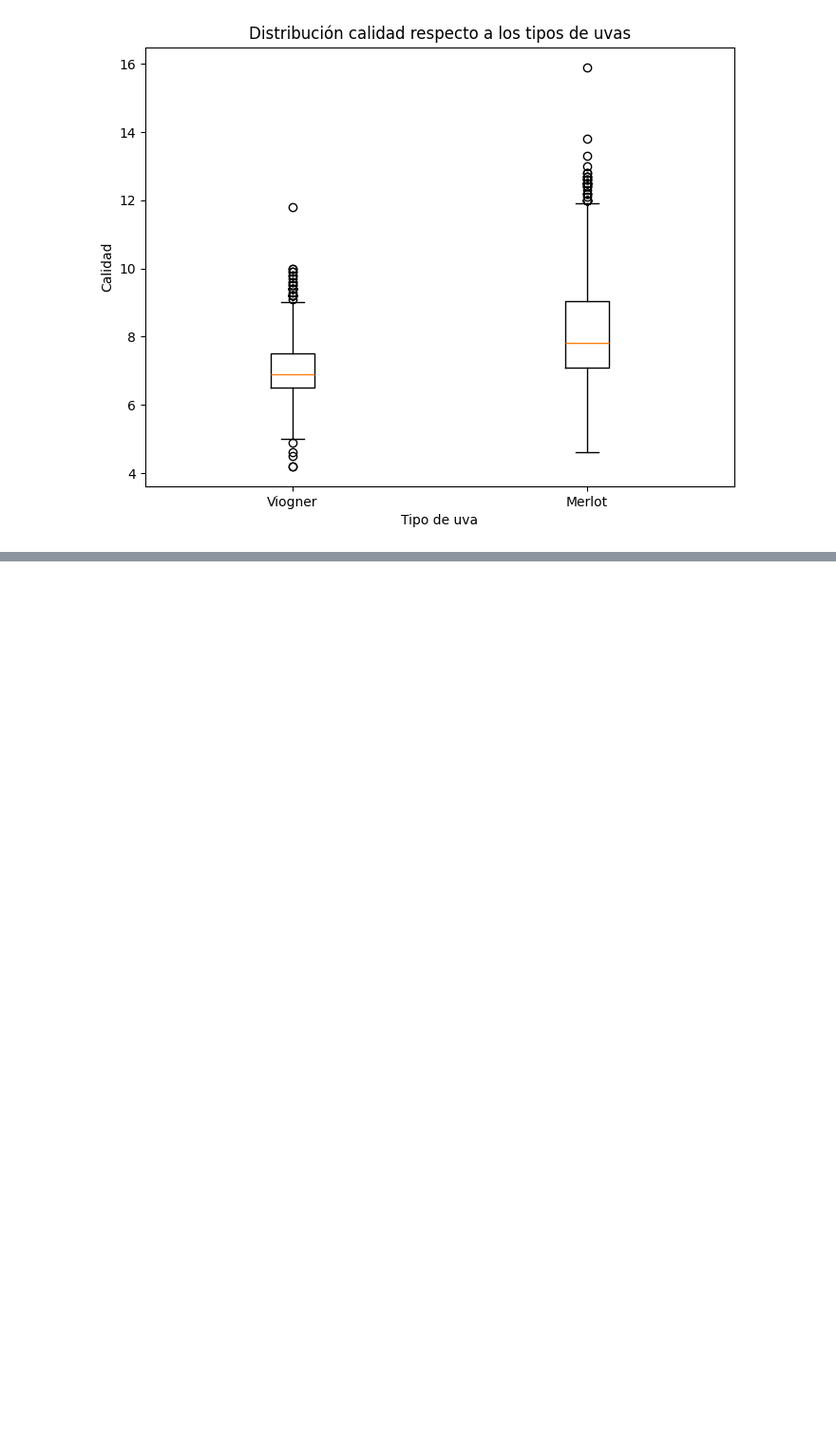
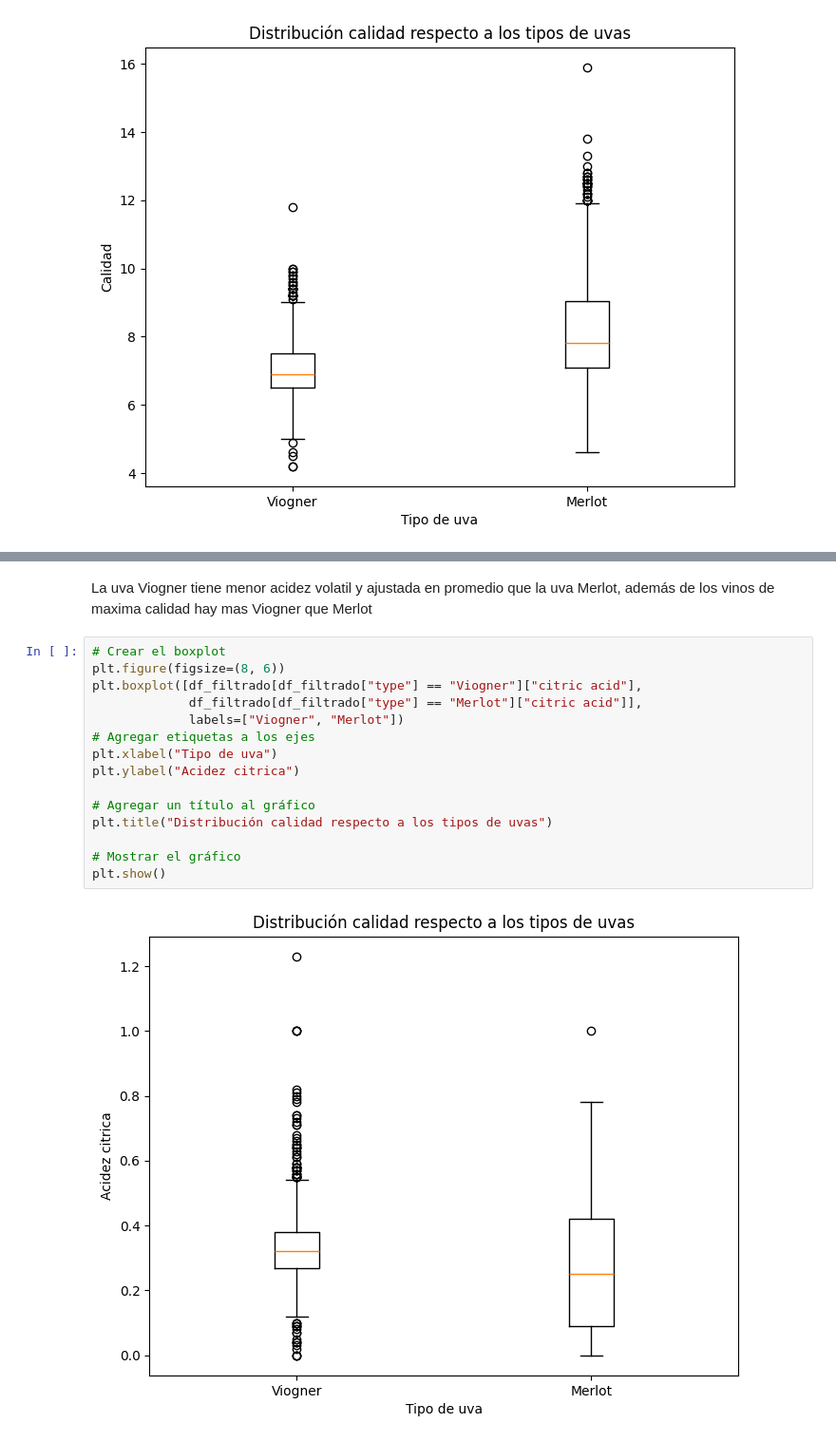
Before and after one commit to abriliglesias/Tp-ciencia-de-datos-, a Jupyter notebook: tpe.ipynb, the cells around one changed output, grey strips where cells are left out. Shown at 95% size. Drawn from its saved outputs; the diff is of its cells as text; blank space fills up the shorter version.

```diff
--- a/tpe.ipynb
+++ b/tpe.ipynb
@@ -429,0 +457,19 @@ plt.show()
+# %% [markdown]
+La uva Viogner tiene menor acidez volatil y ajustada en promedio que la uva Merlot, además de los vinos de maxima calidad hay mas Viogner que Merlot
+# %%
+# Crear el boxplot
+plt.figure(figsize=(8, 6))
+plt.boxplot([df_filtrado[df_filtrado["type"] == "Viogner"]["citric acid"],
+             df_filtrado[df_filtrado["type"] == "Merlot"]["citric acid"]],
+             labels=["Viogner", "Merlot"])
+# Agregar etiquetas a los ejes
+plt.xlabel("Tipo de uva")
+plt.ylabel("Acidez citrica")
+
+# Agregar un título al gráfico
+plt.title("Distribución calidad respecto a los tipos de uvas")
+
+# Mostrar el gráfico
+plt.show()
+# %% [output]
+[figure, added]
```
Also changed, not shown: parts of 8 cells of this notebook, 1 other file.
